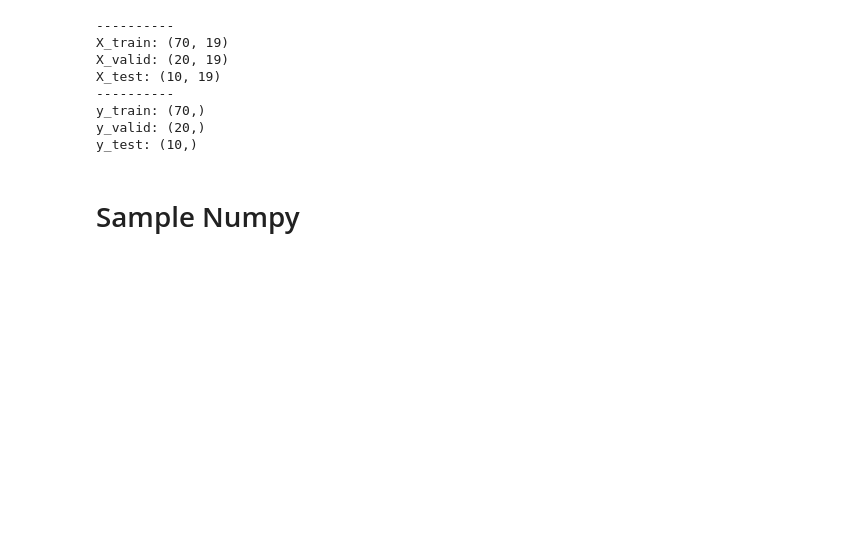
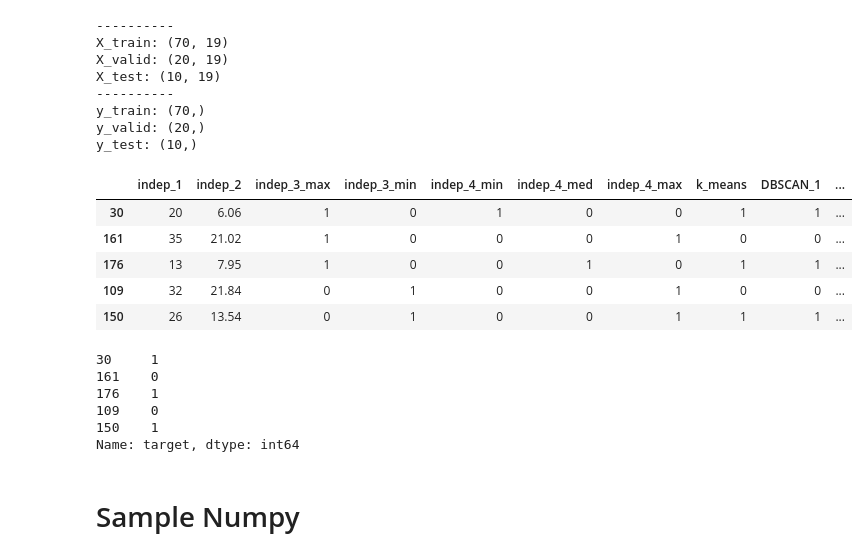
Before and after one commit to Laboratorio-de-Analise-de-Dados/disciplina_python_ml, a Jupyter notebook: dev/script/aulas_teoricas/04-aula-06-divisão de dados_2026-07-14.ipynb, the cells around one changed output. Cells and saved outputs as stored; diff of their text form; code cells hidden in the pictures; blank space fills up the shorter version.

```diff
--- a/dev/script/aulas_teoricas/04-aula-06-divisão de dados_2026-07-14.ipynb
+++ b/dev/script/aulas_teoricas/04-aula-06-divisão de dados_2026-07-14.ipynb
@@ -230,6 +230,24 @@ X_test: (10, 19)
 y_train: (70,)
 y_valid: (20,)
 y_test: (10,)
+# %%
+X_train.head()
+# %% [output]
+|  | indep_1 | indep_2 | indep_3_max | indep_3_min | indep_4_min | indep_4_med | indep_4_max | k_means | DBSCAN_1 | ... |
+| 30 | 20 | 6.06 | 1 | 0 | 1 | 0 | 0 | 1 | 1 | ... |
+| 161 | 35 | 21.02 | 1 | 0 | 0 | 0 | 1 | 0 | 0 | ... |
+| 176 | 13 | 7.95 | 1 | 0 | 0 | 1 | 0 | 1 | 1 | ... |
+| 109 | 32 | 21.84 | 0 | 1 | 0 | 0 | 1 | 0 | 0 | ... |
+| 150 | 26 | 13.54 | 0 | 1 | 0 | 0 | 1 | 1 | 1 | ... |
+# %%
+y_train.head()
+# %% [output]
+30     1
+161    0
+176    1
+109    0
+150    1
+Name: target, dtype: int64
 # %% [markdown]
 # Sample Numpy
 # %%
```
Also changed, not shown: parts of 7 cells of this notebook, 14 other files.
